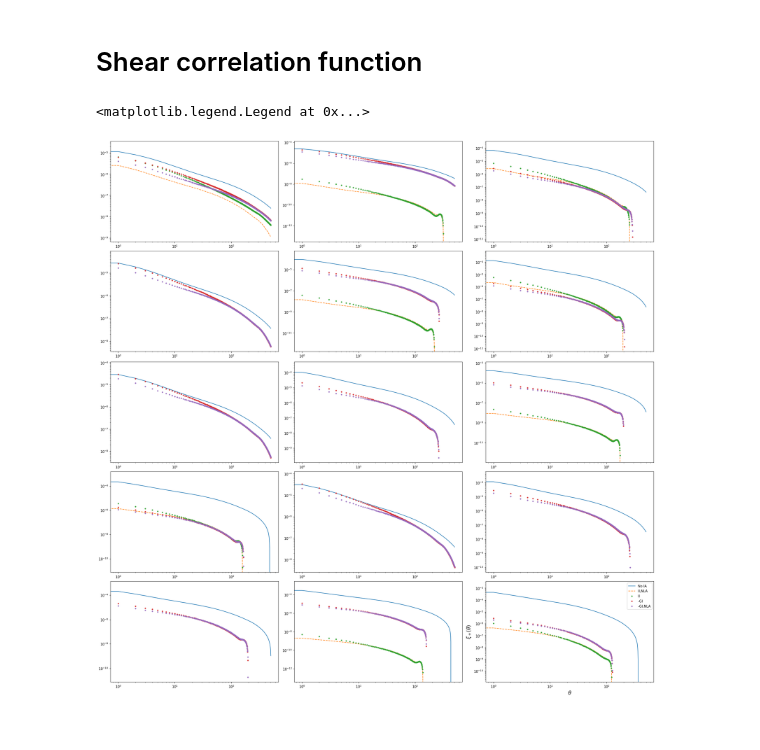
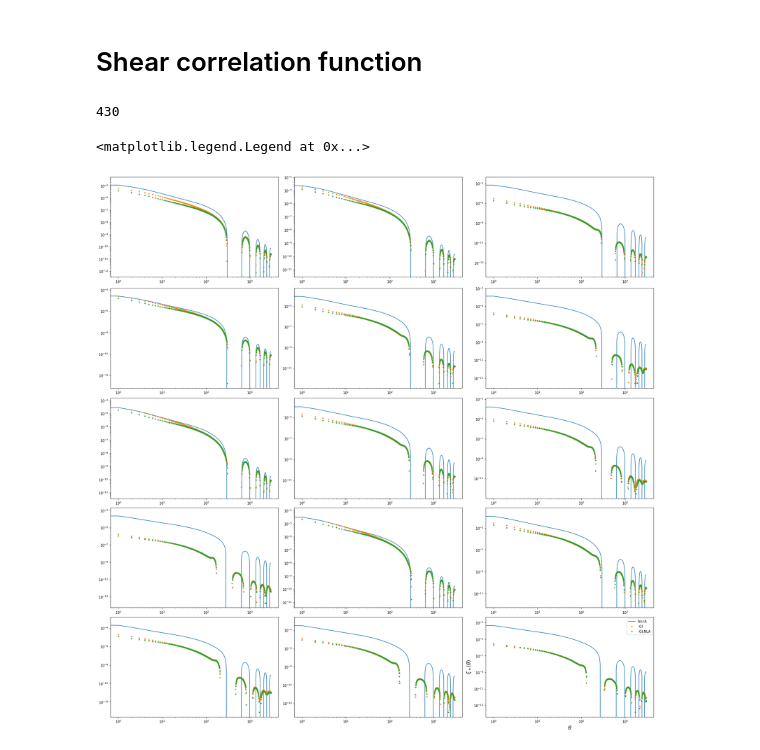
Before and after one commit to LSSTDESC/SkySim5000_IA_infusion, a Jupyter notebook: theo_predictions.ipynb, the cells around one changed output. Drawn from its saved outputs; the diff is of its cells as text; code cells hidden in the pictures.

```diff
--- a/theo_predictions.ipynb
+++ b/theo_predictions.ipynb
@@ -52,7 +52,7 @@ ptt_i_nla = pt.PTIntrinsicAlignmentTracer(c1=(z,c_1)) # to compare using the sta
 ptt_m = pt.PTMatterTracer()
 # %%
 ptc = pt.PTCalculator(with_NC=True, with_IA=True,
-                      log10k_min=-4, log10k_max=2, nk_per_decade=20)
+                      log10k_min=-5, log10k_max=3, nk_per_decade=20)
 # %% [markdown]
 # PT power spectra
 # %%
@@ -119,7 +120,7 @@ for i in range(len(nzs_s)):
 #     ccl.angular_cl(cosmo, t, t, ell) for t in tracers_IA_nla
 # ])
 # %%
-ell = np.unique(np.geomspace(1,10000,100).astype(int)).astype(float)
+ell = np.unique(np.geomspace(30,30000,1000).astype(int)).astype(float)
 cls={}
 
 
@@ -192,7 +193,11 @@ for ax, pjj in zip(axs, cls['GI,NLA']):
 # %% [markdown]
 # Shear correlation function
 # %%
-theta =np.unique(np.geomspace(0.5,500,1000).astype(int)).astype(float)
+theta =np.unique(np.geomspace(0.1,3000,1000).astype(int)).astype(float)
+# %%
+len(theta)
+# %% [output]
+430
 # %%
 theta_arc=Angle(theta, u.arcmin)
 # %%
@@ -248,28 +253,28 @@ shear_GI_NLA_minus=np.stack(shear_GI_NLA_minus)
 # %%
 k=theta
 figsize = (23, 23)
 fig =plt.figure(figsize=figsize, constrained_layout=True)
 cols = 3
 rows =5
 axs = fig.subplots(rows, cols)
 axs = trim_axs(axs, len(shear_GG_plus))
 for ax, pi in zip(axs, shear_GG_plus):
     ax.loglog(theta, pi,label='No IA')
-for ax, px in zip(axs, shear_II_NLA_plus):
-    ax.loglog(theta, px,'--',label='II,NLA')
-for ax, pj in zip(axs, shear_II_plus):
-    ax.loglog(theta, pj,'.',label='II')
+#for ax, px in zip(axs, shear_II_NLA_plus):
+    #ax.loglog(theta, px,'--',label='II,NLA')
+#for ax, pj in zip(axs, shear_II_plus):
+    #ax.loglog(theta, pj,'.',label='II')
 for ax, pjk in zip(axs, shear_GI_plus):
     ax.loglog(theta,-pjk,'.',label='-GI')
 for ax, pjj in zip(axs, shear_GI_NLA_plus):
     ax.loglog(theta, -pjj,'.',label='-GI,NLA')
     plt.xlabel(r'$\theta$', fontsize=15)
     plt.ylabel(r'$\xi_+(\theta)$', fontsize=15)
 legend(loc='upper right')
 #fig.savefig("pos_cross.png",dpi=250)
 # %% [output]
 <matplotlib.legend.Legend at 0x...>
-[figure, old version]
+[figure, new version]
 # %%
 k=theta
 figsize = (23, 23)
```
Also changed, not shown: parts of 5 cells of this notebook, 2 other files.
